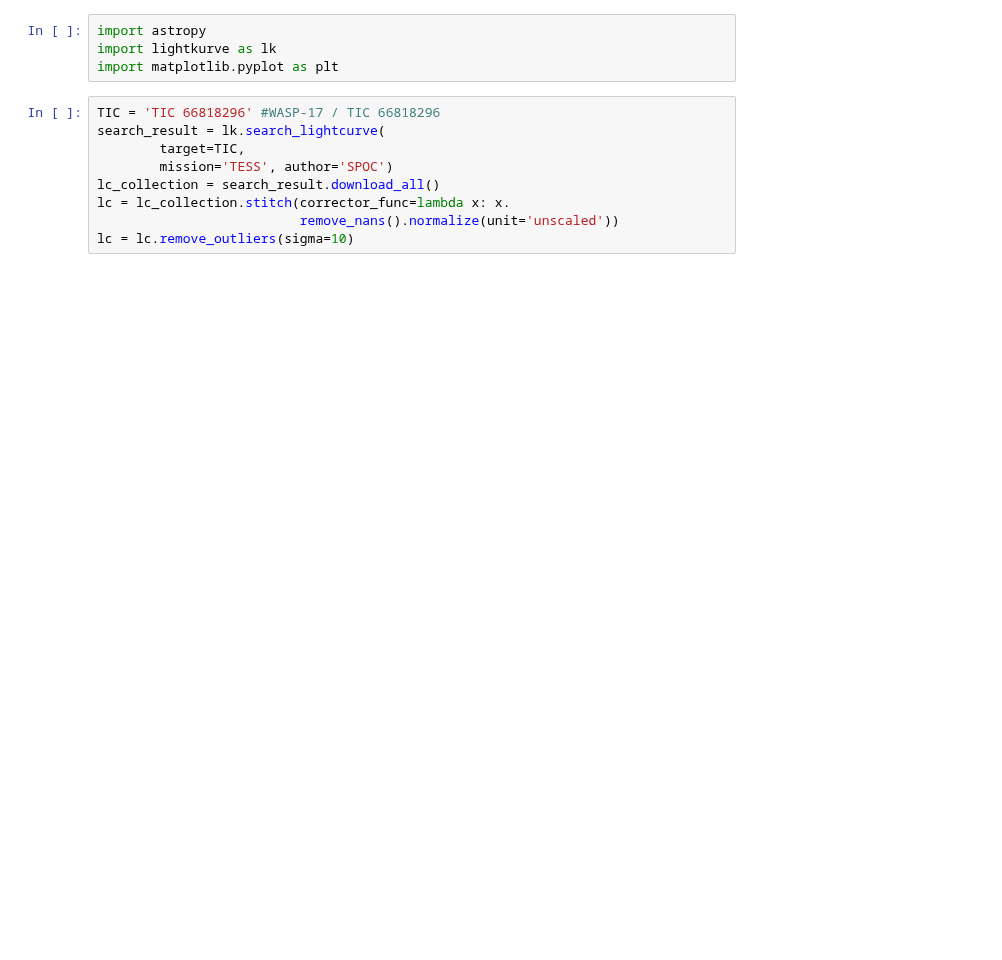
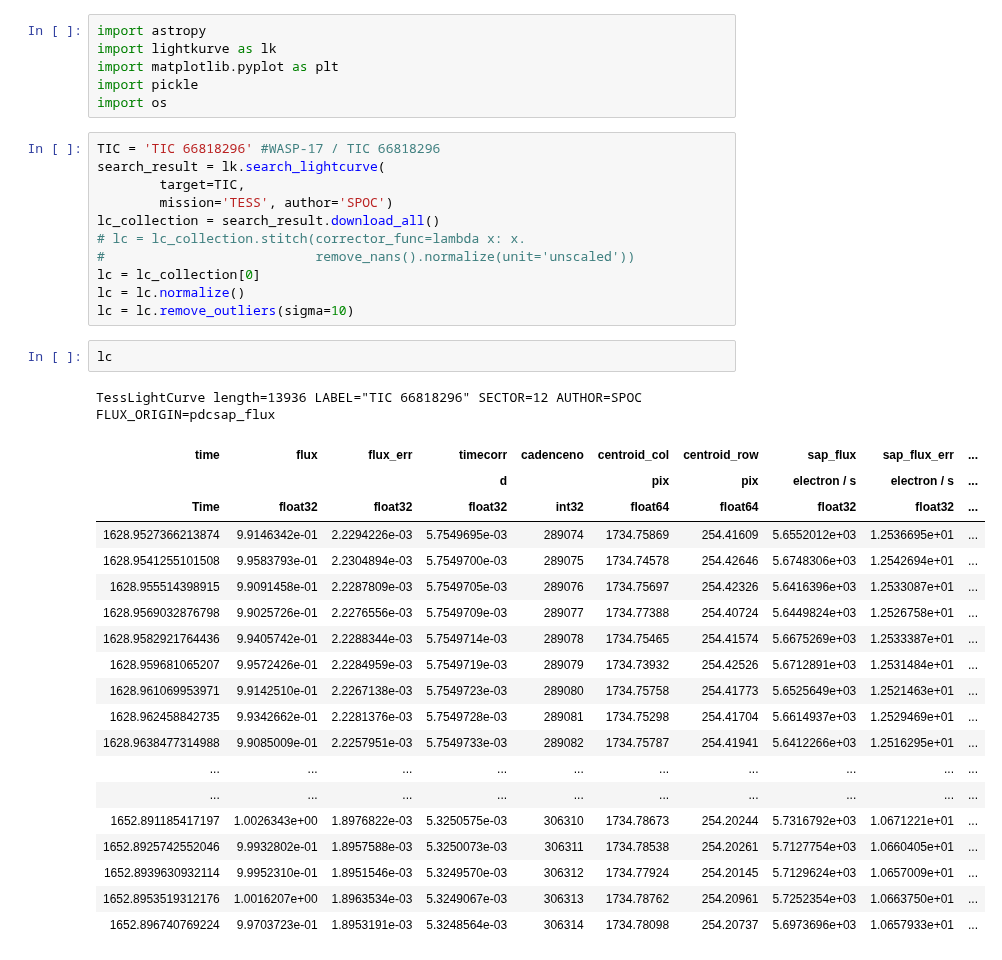
Before and after one commit to hrwakeford/MSci2022_TESS, a Jupyter notebook: WASP_17b/WASP_17b.ipynb, the cells around one changed output. Cells and saved outputs as stored; diff of their text form; blank space fills up the shorter version.

```diff
--- a/WASP_17b/WASP_17b.ipynb
+++ b/WASP_17b/WASP_17b.ipynb
@@ -2,13 +2,40 @@
 import astropy
 import lightkurve as lk
 import matplotlib.pyplot as plt
+import pickle
+import os
 # %%
 TIC = 'TIC 66818296' #WASP-17 / TIC 66818296
 search_result = lk.search_lightcurve(
         target=TIC,
         mission='TESS', author='SPOC')
 lc_collection = search_result.download_all()
-lc = lc_collection.stitch(corrector_func=lambda x: x.
-                          remove_nans().normalize(unit='unscaled'))
+# lc = lc_collection.stitch(corrector_func=lambda x: x.
+#                           remove_nans().normalize(unit='unscaled'))
+lc = lc_collection[0]
+lc = lc.normalize()
 lc = lc.remove_outliers(sigma=10)
+# %%
+lc
+# %% [output]
+TessLightCurve length=13936 LABEL="TIC 66818296" SECTOR=12 AUTHOR=SPOC FLUX_ORIGIN=pdcsap_flux
+| time | flux | flux_err | timecorr | cadenceno | centroid_col | centroid_row | sap_flux | sap_flux_err | ... |
+|  |  |  | d |  | pix | pix | electron / s | electron / s | ... |
+| Time | float32 | float32 | float32 | int32 | float64 | float64 | float32 | float32 | ... |
+| 1628.9527366213874 | 9.9146342e-01 | 2.2294226e-03 | 5.7549695e-03 | 289074 | 1734.75869 | 254.41609 | 5.6552012e+03 | 1.2536695e+01 | ... |
+| 1628.9541255101508 | 9.9583793e-01 | 2.2304894e-03 | 5.7549700e-03 | 289075 | 1734.74578 | 254.42646 | 5.6748306e+03 | 1.2542694e+01 | ... |
+| 1628.955514398915 | 9.9091458e-01 | 2.2287809e-03 | 5.7549705e-03 | 289076 | 1734.75697 | 254.42326 | 5.6416396e+03 | 1.2533087e+01 | ... |
+| 1628.9569032876798 | 9.9025726e-01 | 2.2276556e-03 | 5.7549709e-03 | 289077 | 1734.77388 | 254.40724 | 5.6449824e+03 | 1.2526758e+01 | ... |
+| 1628.9582921764436 | 9.9405742e-01 | 2.2288344e-03 | 5.7549714e-03 | 289078 | 1734.75465 | 254.41574 | 5.6675269e+03 | 1.2533387e+01 | ... |
+| 1628.959681065207 | 9.9572426e-01 | 2.2284959e-03 | 5.7549719e-03 | 289079 | 1734.73932 | 254.42526 | 5.6712891e+03 | 1.2531484e+01 | ... |
+| 1628.961069953971 | 9.9142510e-01 | 2.2267138e-03 | 5.7549723e-03 | 289080 | 1734.75758 | 254.41773 | 5.6525649e+03 | 1.2521463e+01 | ... |
+| 1628.962458842735 | 9.9342662e-01 | 2.2281376e-03 | 5.7549728e-03 | 289081 | 1734.75298 | 254.41704 | 5.6614937e+03 | 1.2529469e+01 | ... |
+| 1628.9638477314988 | 9.9085009e-01 | 2.2257951e-03 | 5.7549733e-03 | 289082 | 1734.75787 | 254.41941 | 5.6412266e+03 | 1.2516295e+01 | ... |
+| ... | ... | ... | ... | ... | ... | ... | ... | ... | ... |
+| ... | ... | ... | ... | ... | ... | ... | ... | ... | ... |
+| 1652.891185417197 | 1.0026343e+00 | 1.8976822e-03 | 5.3250575e-03 | 306310 | 1734.78673 | 254.20244 | 5.7316792e+03 | 1.0671221e+01 | ... |
+| 1652.8925742552046 | 9.9932802e-01 | 1.8957588e-03 | 5.3250073e-03 | 306311 | 1734.78538 | 254.20261 | 5.7127754e+03 | 1.0660405e+01 | ... |
+| 1652.8939630932114 | 9.9952310e-01 | 1.8951546e-03 | 5.3249570e-03 | 306312 | 1734.77924 | 254.20145 | 5.7129624e+03 | 1.0657009e+01 | ... |
+| 1652.8953519312176 | 1.0016207e+00 | 1.8963534e-03 | 5.3249067e-03 | 306313 | 1734.78762 | 254.20961 | 5.7252354e+03 | 1.0663750e+01 | ... |
+| 1652.896740769224 | 9.9703723e-01 | 1.8953191e-03 | 5.3248564e-03 | 306314 | 1734.78098 | 254.20737 | 5.6973696e+03 | 1.0657933e+01 | ... |
 # %%
```
Also changed, not shown: parts of 4 cells of this notebook.
